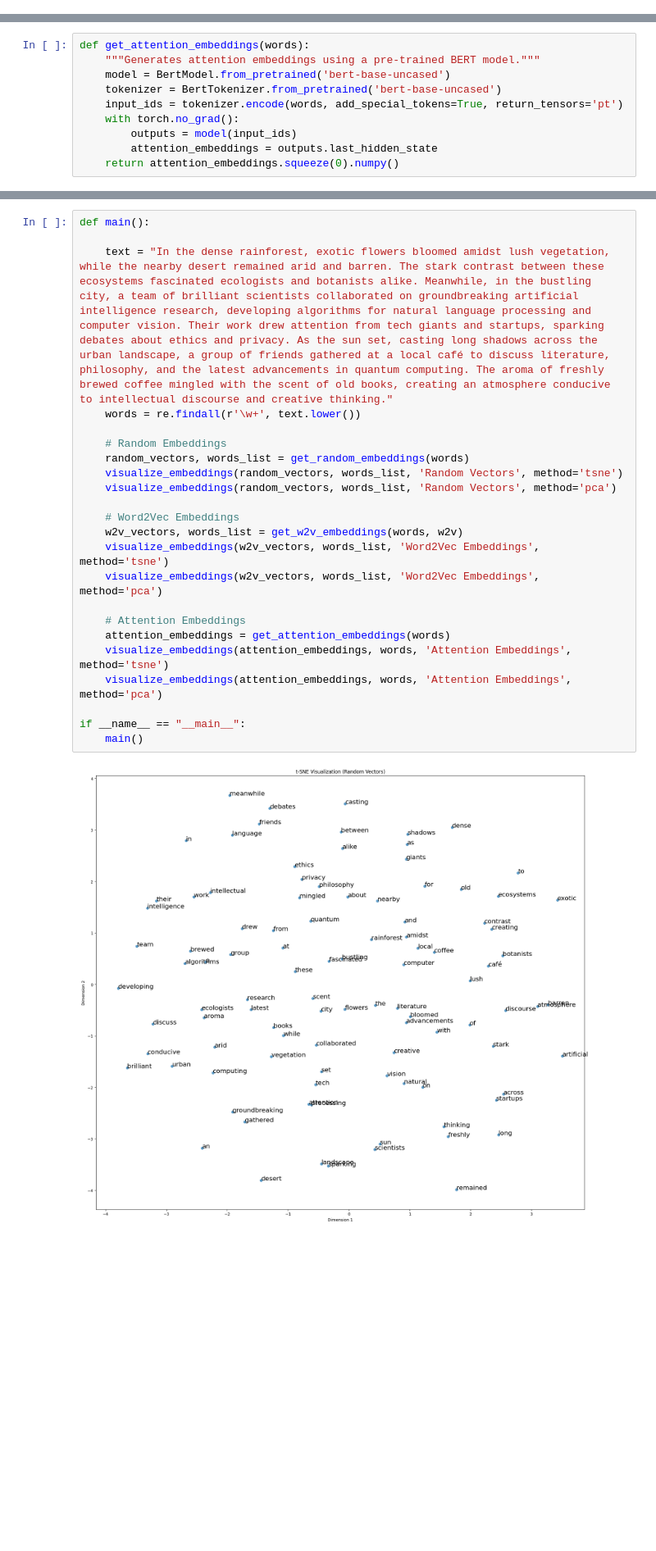
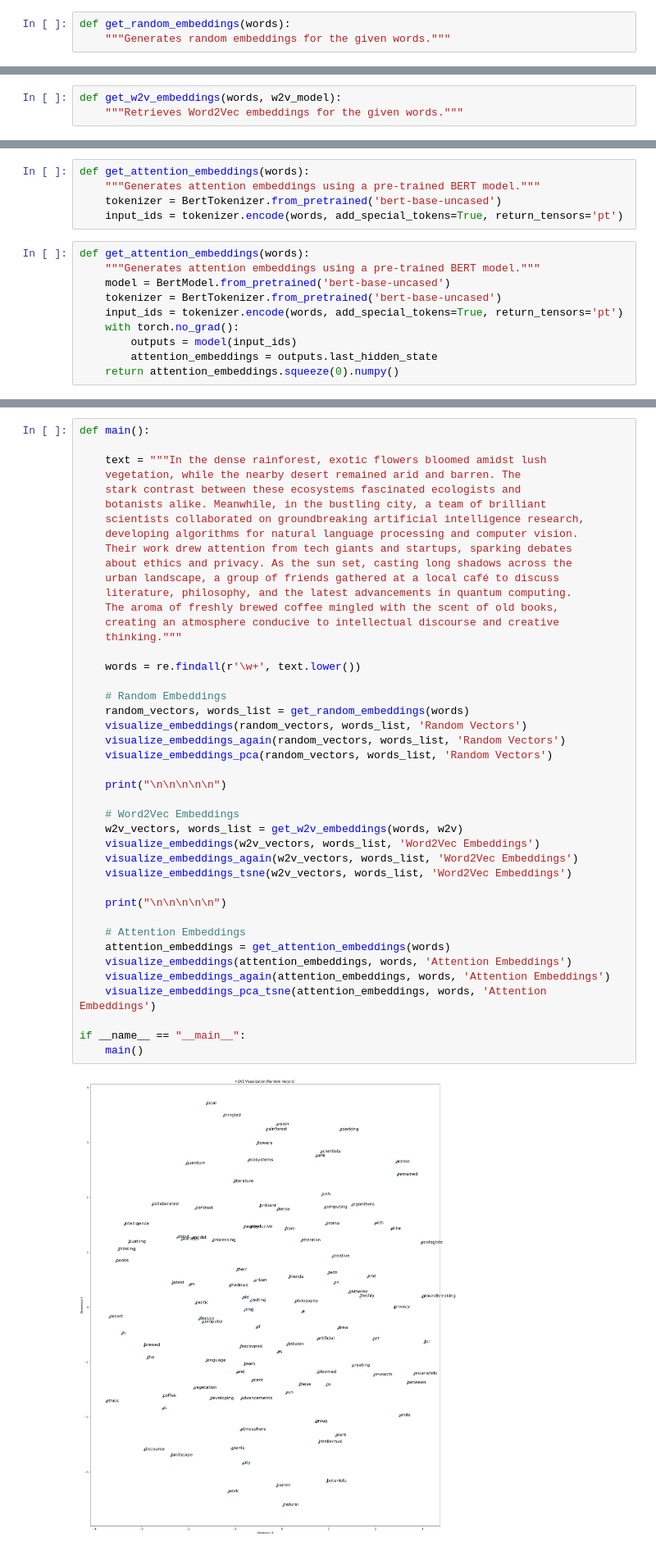
Before and after one commit to gebriell/kaggle_transformer, a Jupyter notebook: embeddings-visuaiizer.ipynb, the cells around one changed output, grey strips where cells are left out. Shown at 82% size. Saved outputs shown, nothing was run; the diff lists cells and outputs as text; blank space fills up the shorter version.

Commit message:
Kaggle Notebook | embeddings_visuaiizer | new_viz

```diff
--- a/embeddings-visuaiizer.ipynb
+++ b/embeddings-visuaiizer.ipynb
@@ -67,3 +83,6 @@ def load_w2v_model(file_path):
+# %%
+def get_random_embeddings(words):
+    """Generates random embeddings for the given words."""
 # %%
 def get_random_embeddings(words):
     """Generates random embeddings for the given words."""
@@ -74,3 +101,6 @@ def get_random_embeddings(words):
+# %%
+def get_w2v_embeddings(words, w2v_model):
+    """Retrieves Word2Vec embeddings for the given words."""
 # %%
 def get_w2v_embeddings(words, w2v_model):
     """Retrieves Word2Vec embeddings for the given words."""
@@ -82,3 +120,8 @@ def get_w2v_embeddings(words, w2v_model):
+# %%
+def get_attention_embeddings(words):
+    """Generates attention embeddings using a pre-trained BERT model."""
+    tokenizer = BertTokenizer.from_pretrained('bert-base-uncased')
+    input_ids = tokenizer.encode(words, add_special_tokens=True, return_tensors='pt')
 # %%
 def get_attention_embeddings(words):
     """Generates attention embeddings using a pre-trained BERT model."""
@@ -112,25 +301,45 @@ def visualize_embeddings(vectors, words, title, method='tsne'):
 # %%
 def main():
 
-    text = "In the dense rainforest, exotic flowers bloomed amidst lush vegetation, while the nearby desert remained arid and barren. The stark contrast between these ecosystems fascinated ecologists and botanists alike. Meanwhile, in the bustling city, a team of brilliant scientists collaborated on groundbreaking artificial intelligence research, developing algorithms for natural language processing and computer vision. Their work drew attention from tech giants and startups, sparking debates about ethics and privacy. As the sun set, casting long shadows across the urban landscape, a group of friends gathered at a local café to discuss literature, philosophy, and the latest advancements in quantum computing. The aroma of freshly brewed coffee mingled with the scent of old books, creating an atmosphere conducive to intellectual discourse and creative thinking."
+    text = """In the dense rainforest, exotic flowers bloomed amidst lush
+    vegetation, while the nearby desert remained arid and barren. The
+    stark contrast between these ecosystems fascinated ecologists and
+    botanists alike. Meanwhile, in the bustling city, a team of brilliant
+    scientists collaborated on groundbreaking artificial intelligence research,
+    developing algorithms for natural language processing and computer vision.
+    Their work drew attention from tech giants and startups, sparking debates
+    about ethics and privacy. As the sun set, casting long shadows across the
+    urban landscape, a group of friends gathered at a local café to discuss
+    literature, philosophy, and the latest advancements in quantum computing.
+    The aroma of freshly brewed coffee mingled with the scent of old books,
+    creating an atmosphere conducive to intellectual discourse and creative
+    thinking."""
+
     words = re.findall(r'\w+', text.lower())
 
     # Random Embeddings
     random_vectors, words_list = get_random_embeddings(words)
-    visualize_embeddings(random_vectors, words_list, 'Random Vectors', method='tsne')
-    visualize_embeddings(random_vectors, words_list, 'Random Vectors', method='pca')
+    visualize_embeddings(random_vectors, words_list, 'Random Vectors')
+    visualize_embeddings_again(random_vectors, words_list, 'Random Vectors')
+    visualize_embeddings_pca(random_vectors, words_list, 'Random Vectors')
+
+    print("\n\n\n\n\n")
 
     # Word2Vec Embeddings
     w2v_vectors, words_list = get_w2v_embeddings(words, w2v)
-    visualize_embeddings(w2v_vectors, words_list, 'Word2Vec Embeddings', method='tsne')
-    visualize_embeddings(w2v_vectors, words_list, 'Word2Vec Embeddings', method='pca')
+    visualize_embeddings(w2v_vectors, words_list, 'Word2Vec Embeddings')
+    visualize_embeddings_again(w2v_vectors, words_list, 'Word2Vec Embeddings')
+    visualize_embeddings_tsne(w2v_vectors, words_list, 'Word2Vec Embeddings')
+
+    print("\n\n\n\n\n")
 
     # Attention Embeddings
     attention_embeddings = get_attention_embeddings(words)
-    visualize_embeddings(attention_embeddings, words, 'Attention Embeddings', method='tsne')
-    visualize_embeddings(attention_embeddings, words, 'Attention Embeddings', method='pca')
+    visualize_embeddings(attention_embeddings, words, 'Attention Embeddings')
+    visualize_embeddings_again(attention_embeddings, words, 'Attention Embeddings')
+    visualize_embeddings_pca_tsne(attention_embeddings, words, 'Attention Embeddings')
 
 if __name__ == "__main__":
     main()
 # %% [output]
-[figure, old version]
+[figure, new version]
```
Also changed, not shown: parts of 43 cells of this notebook.
